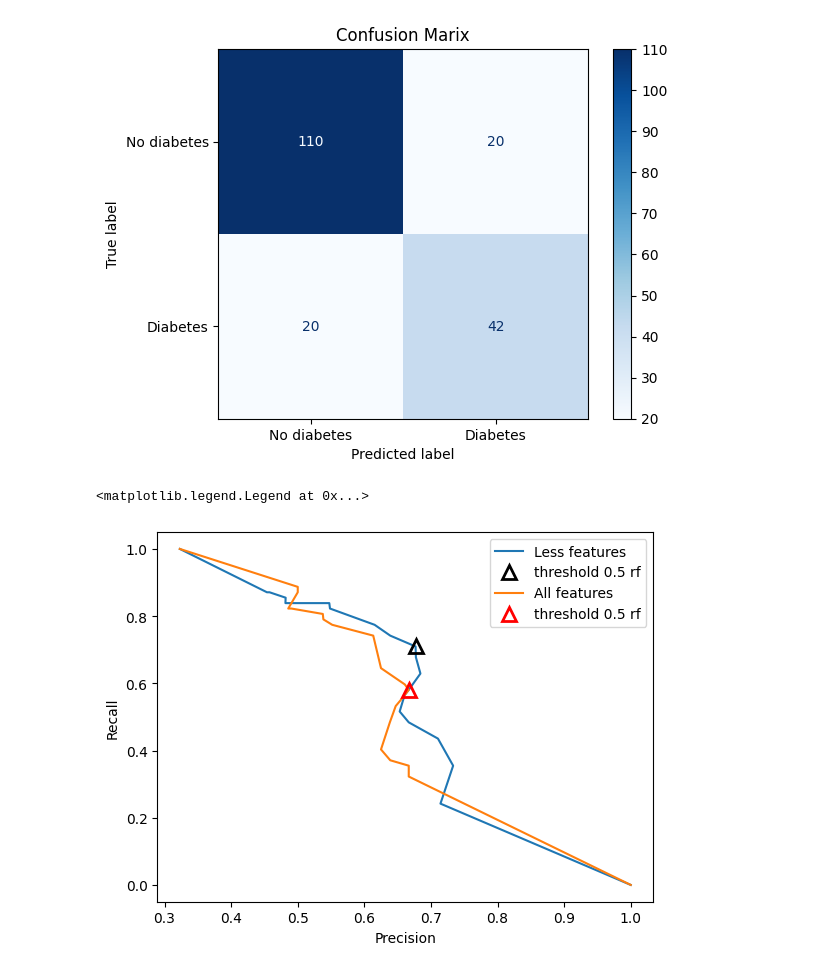
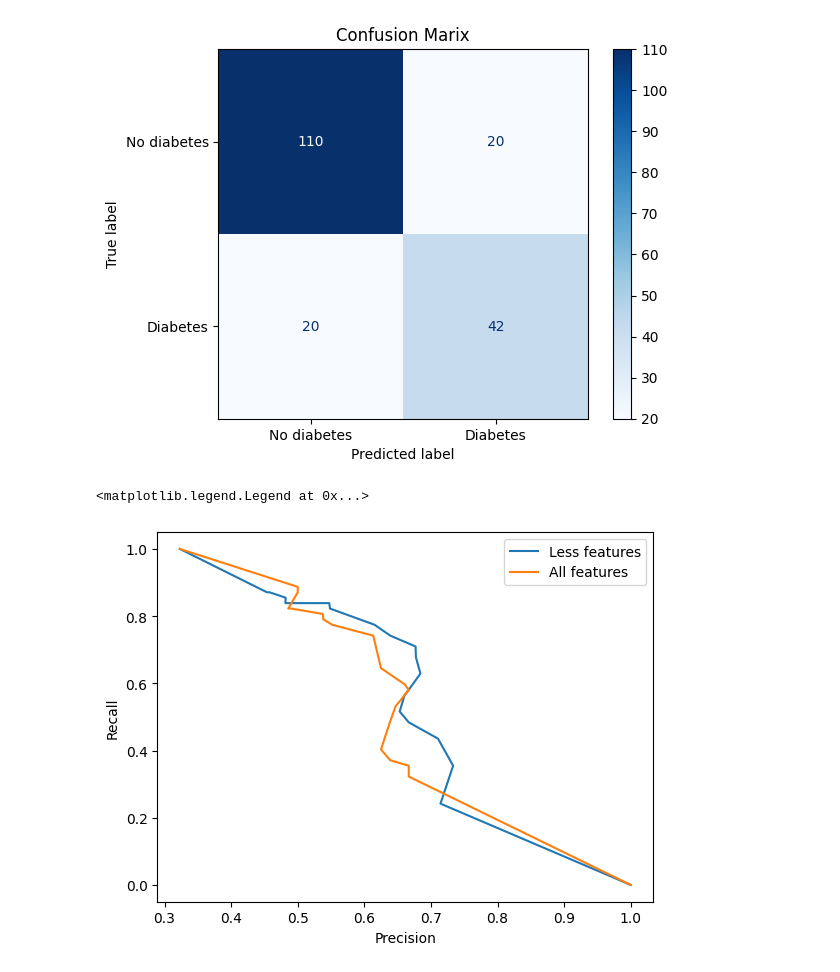
Before and after one commit to Timo4D/MachineLearning-SoSe2024, a Jupyter notebook: final_tree.ipynb, the cells around one changed output. Drawn from its saved outputs; the diff is of its cells as text; code cells hidden in the pictures.

```diff
--- a/final_tree.ipynb
+++ b/final_tree.ipynb
@@ -282,23 +248,23 @@ plot_confusion_matrix(confusion_matrix(y_test, y_pred_less))
 # %% [output]
 [figure]
 # %%
+from sklearn.metrics import precision_recall_curve, roc_curve
+
 precision_less, recall_less, thresholds_less = precision_recall_curve(y_test, tree_less.predict_proba(X_test_less)[:, 1])
 
+precision, recall, thresholds = precision_recall_curve(y_test, tree.predict_proba(X_test)[:, 1])
+
 plt.plot(precision_less, recall_less, label='Less features')
-plt.plot(precision_less[close_default], recall_less[close_default], '^', c='k',
-         markersize=10, label="threshold 0.5 rf", fillstyle="none", mew=2)
 
 plt.plot(precision, recall, label='All features')
-plt.plot(precision[close_default], recall[close_default], '^', c='r',
-         markersize=10, label="threshold 0.5 rf", fillstyle="none", mew=2)
 
 
 plt.xlabel("Precision")
 plt.ylabel("Recall")
 plt.legend(loc="best")
 # %% [output]
 <matplotlib.legend.Legend at 0x...>
-[figure, old version]
+[figure, new version]
 # %%
 fpr_less, tpr_less, thresholds_less = roc_curve(y_test, tree_less.predict_proba(X_test_less)[:, 1])
 
```
Also changed, not shown: parts of 20 cells of this notebook, 1 other file.
